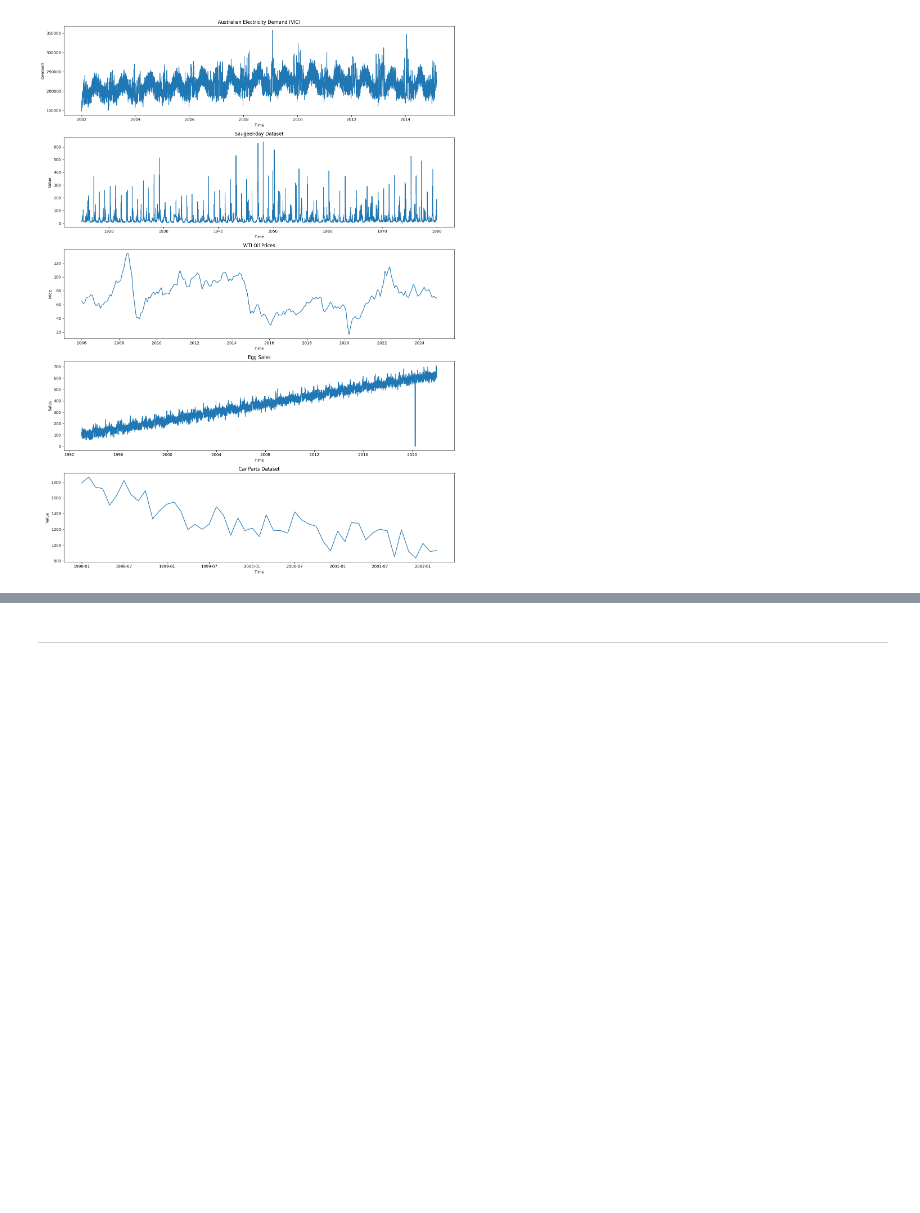
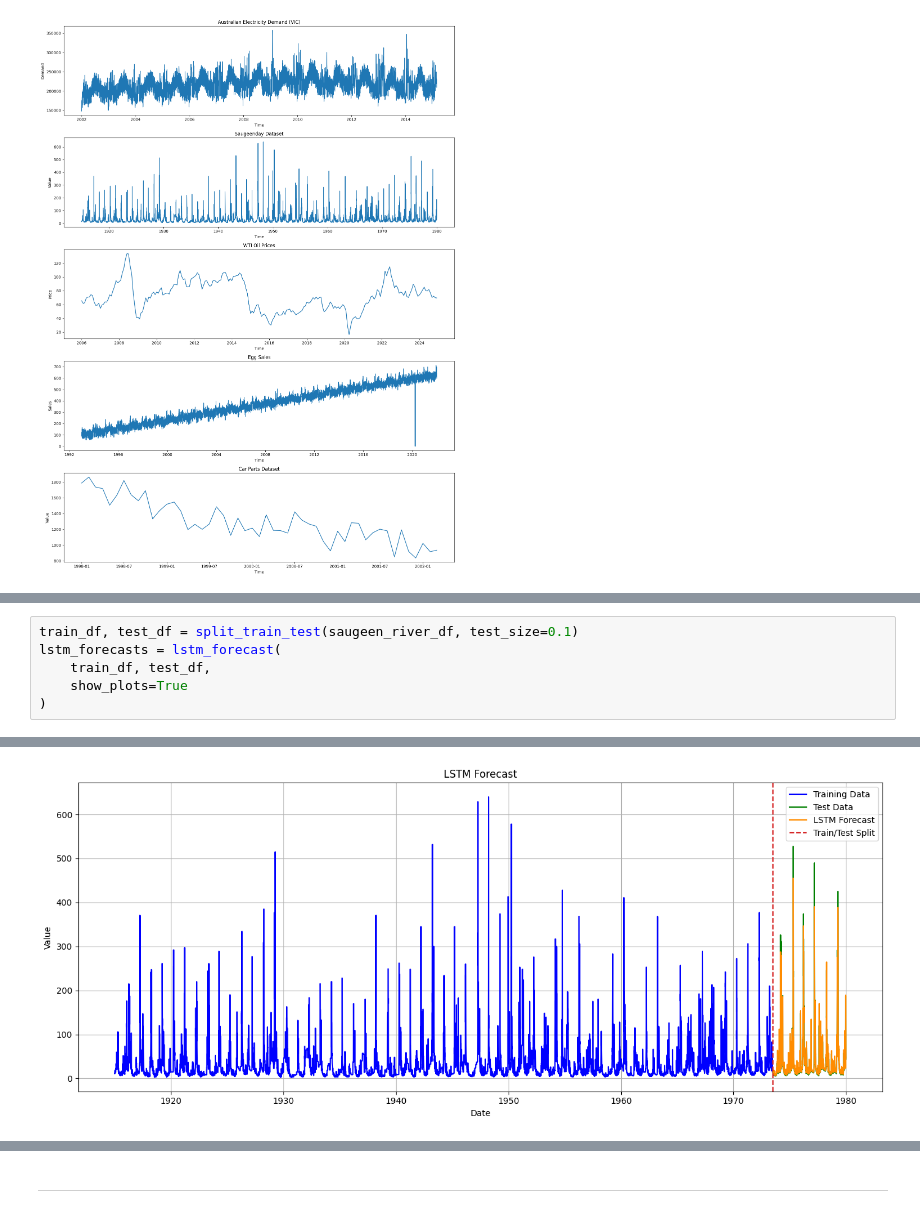
Before and after one commit to rafabarros95/Time-Series-Forecasting, a Jupyter notebook: lstm.ipynb, the cells around one changed output, grey strips where cells are left out. Cells and saved outputs as stored; diff of their text form; blank space fills up the shorter version.

```diff
--- a/lstm.ipynb
+++ b/lstm.ipynb
@@ -256,0 +113,7 @@ Split 2: MAE=5.75  MAPE=21.88%  RMSE=10.29
+# %%
+train_df, test_df = split_train_test(saugeen_river_df, test_size=0.1)
+lstm_forecasts = lstm_forecast(
+    train_df, test_df,
+    show_plots=True
+)
+# %% [output]
@@ -256,0 +121 @@ Split 2: MAE=5.75  MAPE=21.88%  RMSE=10.29
+[figure, added]
```
Also changed, not shown: parts of 8 cells of this notebook, 1 other file.
